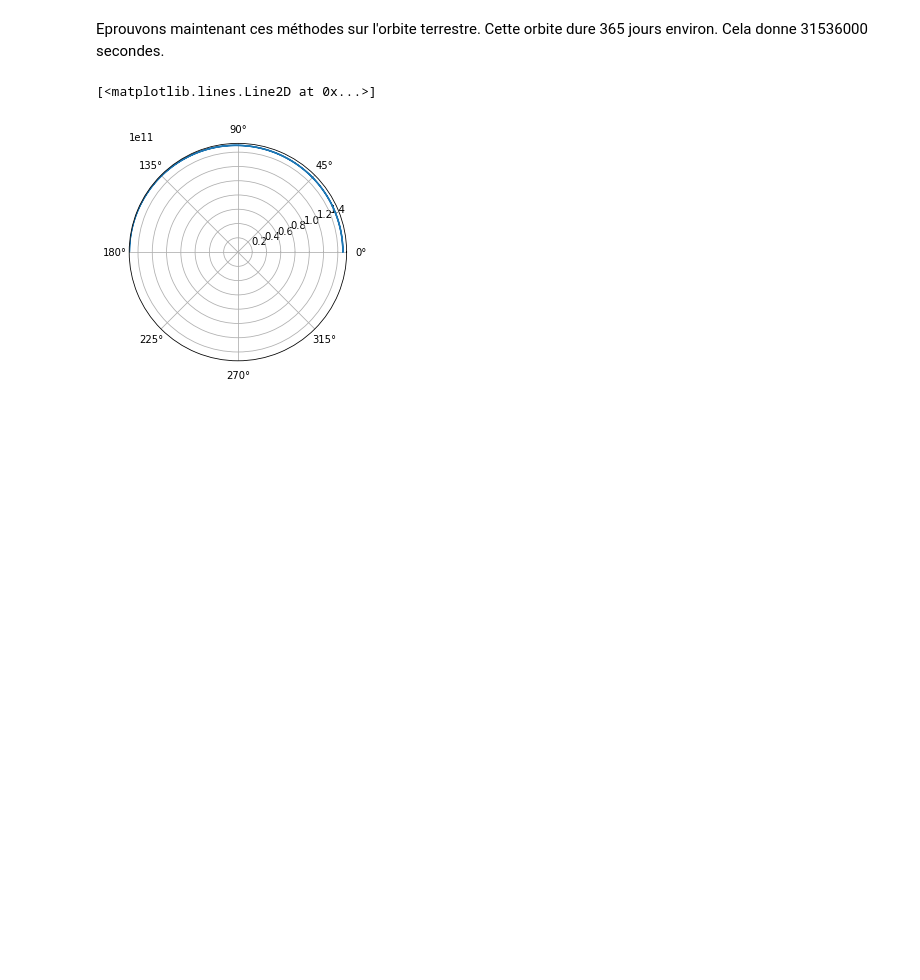
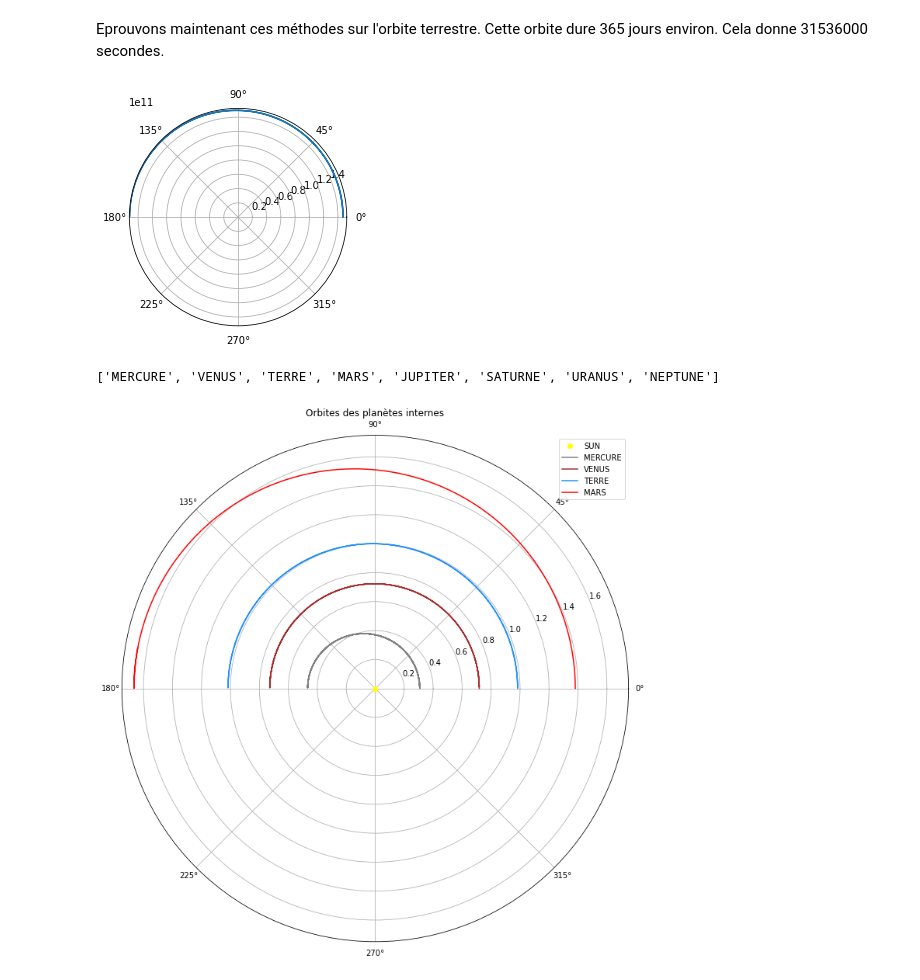
Before and after one commit to ZircZag/planetarium, a Jupyter notebook: Planetarium.ipynb, the cells around one changed output. Drawn from its saved outputs; the diff is of its cells as text; code cells hidden in the pictures; blank space fills up the shorter version.

Commit message:
Autres planètes
Ajout des autres planètes et du fichier dataplanets, je ne comprends pas pourquoi les planètes externes ne plot pas sur 180°

```diff
--- a/Planetarium.ipynb
+++ b/Planetarium.ipynb
@@ -54,7 +56,57 @@ Rl=R(Vl,a,ex_terre)
 # %%
 fig = plt.figure()
 ax = fig.add_subplot(111, projection='polar')
-ax.plot(Vl,Rl)
+ax.plot(V_terre,R_terre)
+plt.show()
 # %% [output]
-[<matplotlib.lines.Line2D at 0x...>]
 [figure]
+# %%
+#Ajout des données pour les orbites des différentes planètes
+data=pd.read_csv('dataplanets.csv',delimiter=',' )
+
+
+#Organisation des données par listes
+nom = data.PLANETE.tolist()
+demi_gd_axe=data.DEMIGRANDAXE.tolist()
+moy_mouv=data.MOYENMOUVEMENT.tolist()
+excentricite=data.EXCENTRICITE.tolist()
+
+#Création des listes pour les valeurs calculées
+M_list=[]
+E_list=[]
+V_list=[]
+R_list=[]
+
+#Remplissage des listes pour le calcul des orbites
+for i in range(len(nom)):
+    M_list.append(M(time,moy_mouv[i],t0))
+    E_list.append(E(M_list[i],excentricite[i]))
+    V_list.append(V(E_list[i],excentricite[i]))
+    R_list.append(R(V_list[i],demi_gd_axe[i],excentricite[i]))
+
+print(nom)
+# %% [output]
+['MERCURE', 'VENUS', 'TERRE', 'MARS', 'JUPITER', 'SATURNE', 'URANUS', 'NEPTUNE']
+# %%
+fig = plt.figure(figsize=(12, 12))
+ax = fig.add_subplot(111, projection='polar')
+
+ax.plot(0,0,'ro',c='yellow',label='SUN')
+
+ax.plot(V_list[0],R_list[0], c='grey', label='MERCURE')
+ax.plot(V_list[1],R_list[1], c='brown', label='VENUS')
+ax.plot(V_list[2],R_list[2], c='dodgerblue', label='TERRE')
+ax.plot(V_list[3],R_list[3], c='red', label='MARS')
+
+
+
+
+plt.title("Orbites des planètes internes")
+
+
+legend = plt.legend(loc = 'best')
+
+
+plt.show()
+# %% [output]
+[figure, added]
```
Also changed, not shown: parts of 3 cells of this notebook, 1 other file.
